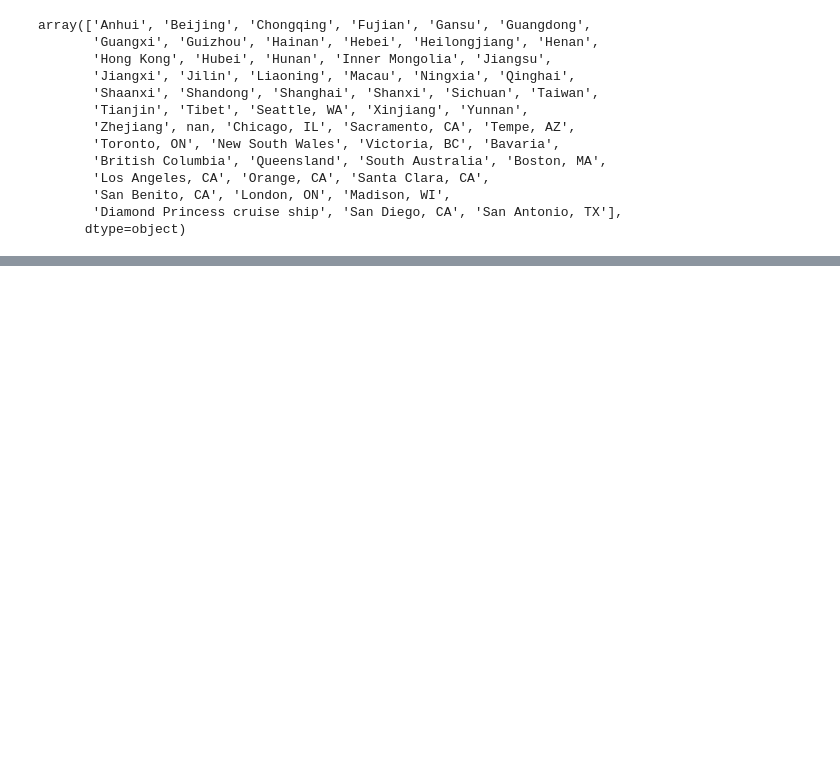
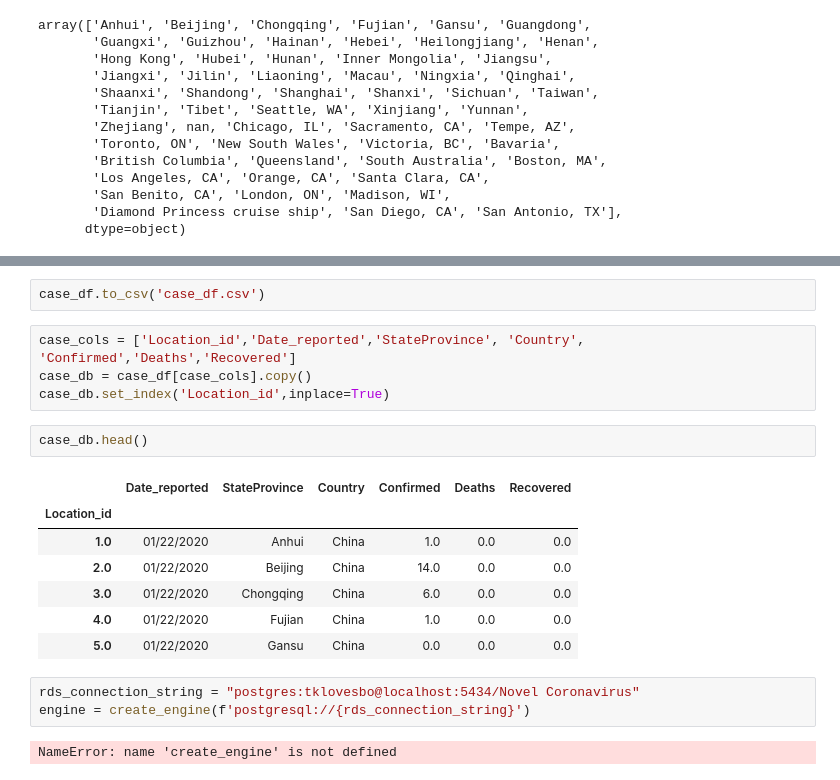
Before and after one commit to avbui-coat/ETL_Project, a Jupyter notebook: Coronavirus_Feb_2020.ipynb, the cells around one changed output, grey strips where cells are left out. Drawn from its saved outputs; the diff is of its cells as text; blank space fills up the shorter version.

```diff
--- a/Coronavirus_Feb_2020.ipynb
+++ b/Coronavirus_Feb_2020.ipynb
@@ -271,0 +301,21 @@ array(['Anhui', 'Beijing', 'Chongqing', 'Fujian', 'Gansu', 'Guangdong',
+# %%
+case_df.to_csv('case_df.csv')
+# %%
+case_cols = ['Location_id','Date_reported','StateProvince', 'Country', 'Confirmed','Deaths','Recovered']
+case_db = case_df[case_cols].copy()
+case_db.set_index('Location_id',inplace=True)
+# %%
+case_db.head()
+# %% [output]
+|  | Date_reported | StateProvince | Country | Confirmed | Deaths | Recovered |
+| Location_id |  |  |  |  |  |  |
+| 1.0 | 01/22/2020 | Anhui | China | 1.0 | 0.0 | 0.0 |
+| 2.0 | 01/22/2020 | Beijing | China | 14.0 | 0.0 | 0.0 |
+| 3.0 | 01/22/2020 | Chongqing | China | 6.0 | 0.0 | 0.0 |
+| 4.0 | 01/22/2020 | Fujian | China | 1.0 | 0.0 | 0.0 |
+| 5.0 | 01/22/2020 | Gansu | China | 0.0 | 0.0 | 0.0 |
+# %%
+rds_connection_string = "postgres:tklovesbo@localhost:5434/Novel Coronavirus"
+engine = create_engine(f'postgresql://{rds_connection_string}')
+# %% [output]
+NameError: name 'create_engine' is not defined
```
Also changed, not shown: parts of 6 cells of this notebook, 2 other files.
